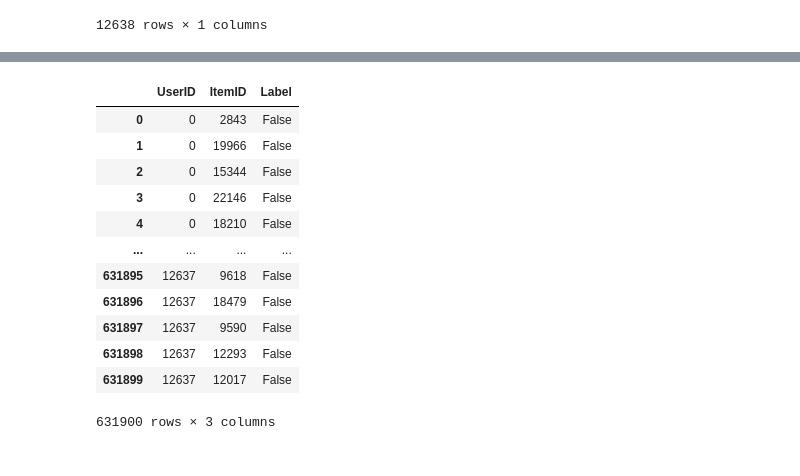
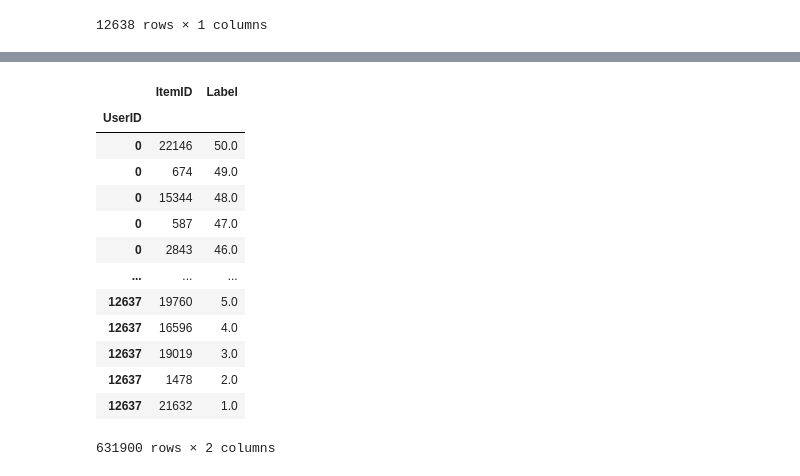
Before and after one commit to kiinami/rcs, a Jupyter notebook: jp_xgboost.ipynb, the cells around one changed output, grey strips where cells are left out. Drawn from its saved outputs; the diff is of its cells as text; code cells hidden in the pictures.

```diff
--- a/jp_xgboost.ipynb
+++ b/jp_xgboost.ipynb
@@ -154,28 +156,29 @@ correct_recommendations
 95746 rows × 2 columns
 # %%
-training_dataframe = pd.merge(training_dataframe, correct_recommendations, on=['UserID','ItemID'], how='left', indicator='Exist')
-training_dataframe["Label"] = training_dataframe["Exist"] == "both"
-training_dataframe.drop(columns = ['Exist'], inplace=True)
-
-training_dataframe
+#training_dataframe = pd.merge(training_dataframe, correct_recommendations, on=['UserID','ItemID'], how='left', indicator='Exist')
+#training_dataframe["Label"] = training_dataframe["Exist"] == "both"
+#training_dataframe.drop(columns = ['Exist'], inplace=True)
+#
+#training_dataframe
-# %% [output]
-|  | UserID | ItemID | Label |
-| 0 | 0 | 2843 | False |
-| 1 | 0 | 19966 | False |
-| 2 | 0 | 15344 | False |
-| 3 | 0 | 22146 | False |
-| 4 | 0 | 18210 | False |
-| ... | ... | ... | ... |
-| 631895 | 12637 | 9618 | False |
-| 631896 | 12637 | 18479 | False |
-| 631897 | 12637 | 9590 | False |
-| 631898 | 12637 | 12293 | False |
-| 631899 | 12637 | 12017 | False |
-631900 rows × 3 columns
 # %%
-#for user_id in range(n_users):
-#    training_dataframe.loc[user_id, "Label"] = list(reversed(list(range(1, cutoff+1))))
-#training_dataframe
+for user_id in range(n_users):
+    training_dataframe.loc[user_id, "Label"] = list(reversed(list(range(1, cutoff+1))))
+training_dataframe
+# %% [output]
+|  | ItemID | Label |
+| UserID |  |  |
+| 0 | 22146 | 50.0 |
+| 0 | 674 | 49.0 |
+| 0 | 15344 | 48.0 |
+| 0 | 587 | 47.0 |
+| 0 | 2843 | 46.0 |
+| ... | ... | ... |
+| 12637 | 19760 | 5.0 |
+| 12637 | 16596 | 4.0 |
+| 12637 | 19019 | 3.0 |
+| 12637 | 1478 | 2.0 |
+| 12637 | 21632 | 1.0 |
+631900 rows × 2 columns
 # %%
 topPop = TopPop(data_train_val)
 topPop.fit()
```
Also changed, not shown: parts of 12 cells of this notebook, 1 other file.
